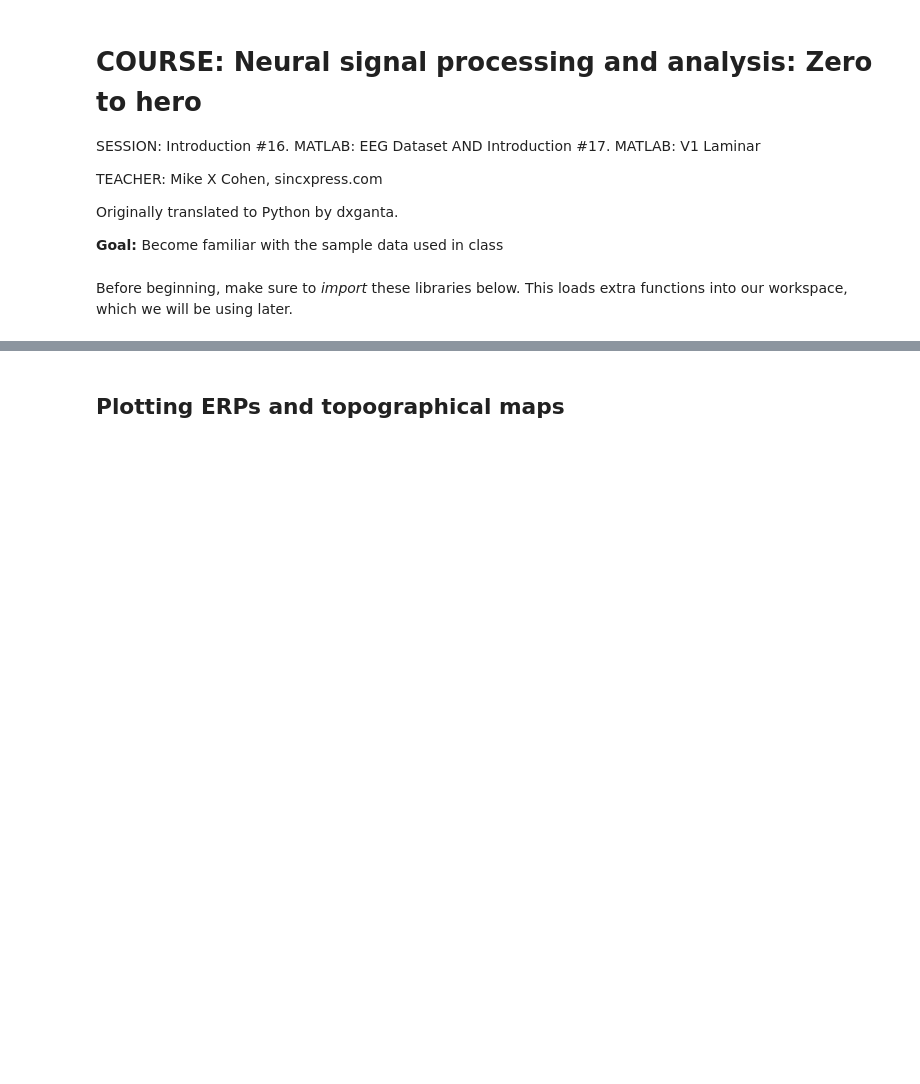
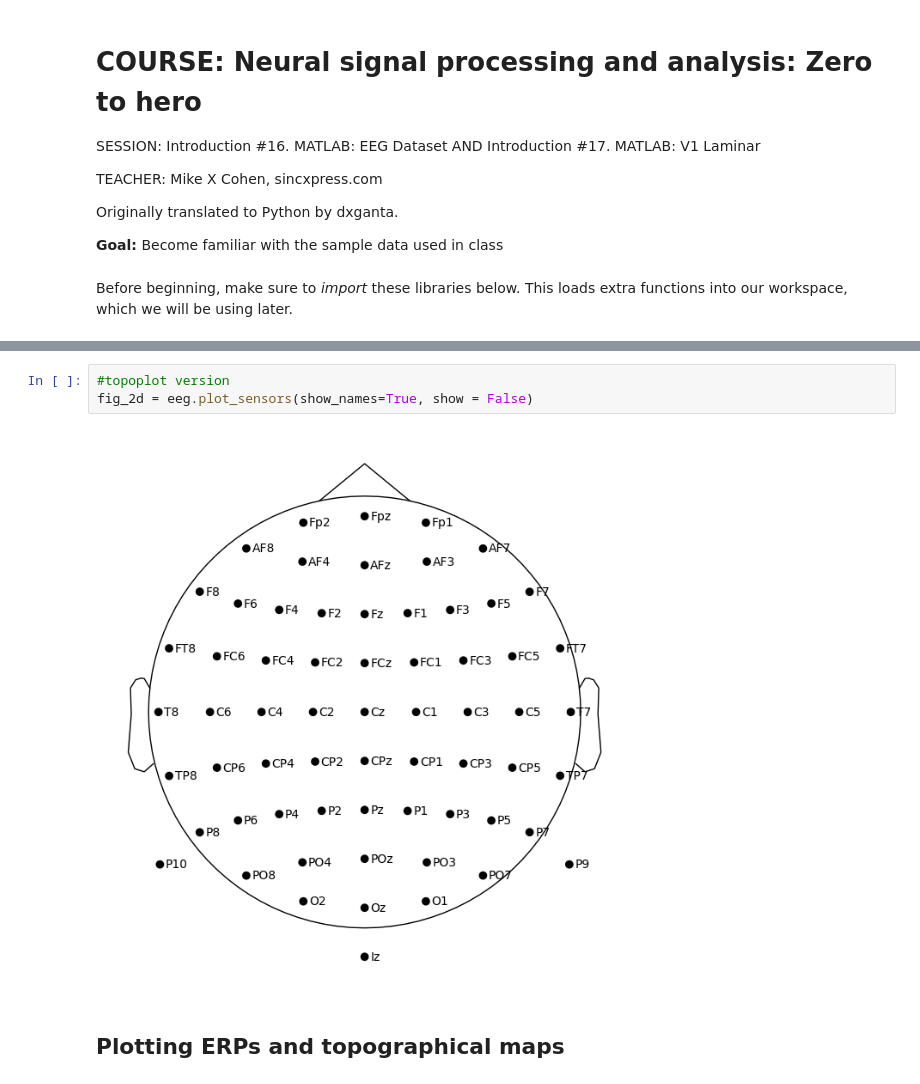
Before and after one commit to shabkr/Neural-Signal-Processing-Analysis, a Jupyter notebook: section_02/uANTS_intro.ipynb, the cells around one changed output, grey strips where cells are left out. Saved outputs shown, nothing was run; the diff lists cells and outputs as text; blank space fills up the shorter version.

```diff
--- a/section_02/uANTS_intro.ipynb
+++ b/section_02/uANTS_intro.ipynb
@@ -193,3 +173,8 @@ ax.plot(x,y,z)
+# %%
+#topoplot version
+fig_2d = eeg.plot_sensors(show_names=True, show = False)
+# %% [output]
+[figure, added]
 # %% [markdown]
 ## Plotting ERPs and topographical maps
 # %%
```
Also changed, not shown: parts of 29 cells of this notebook.
